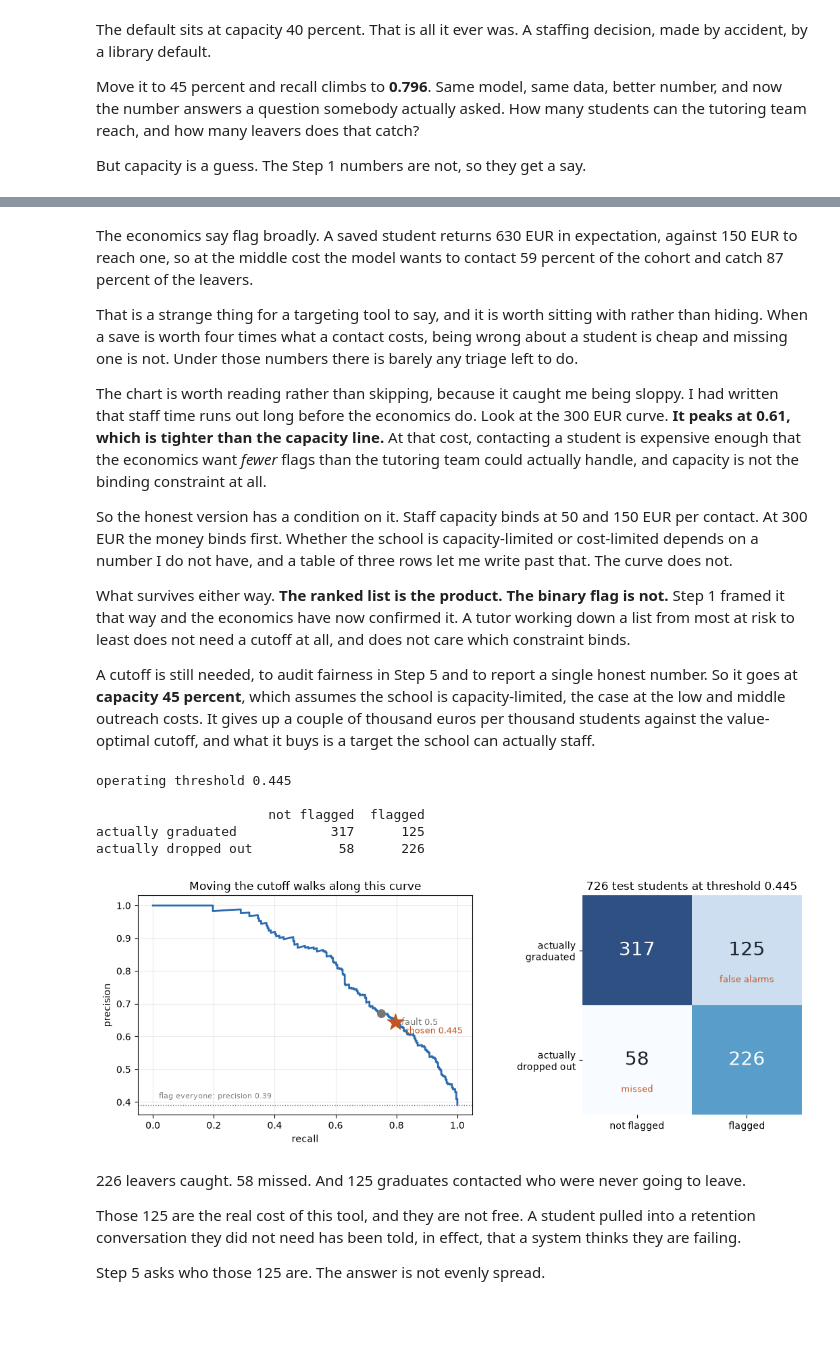
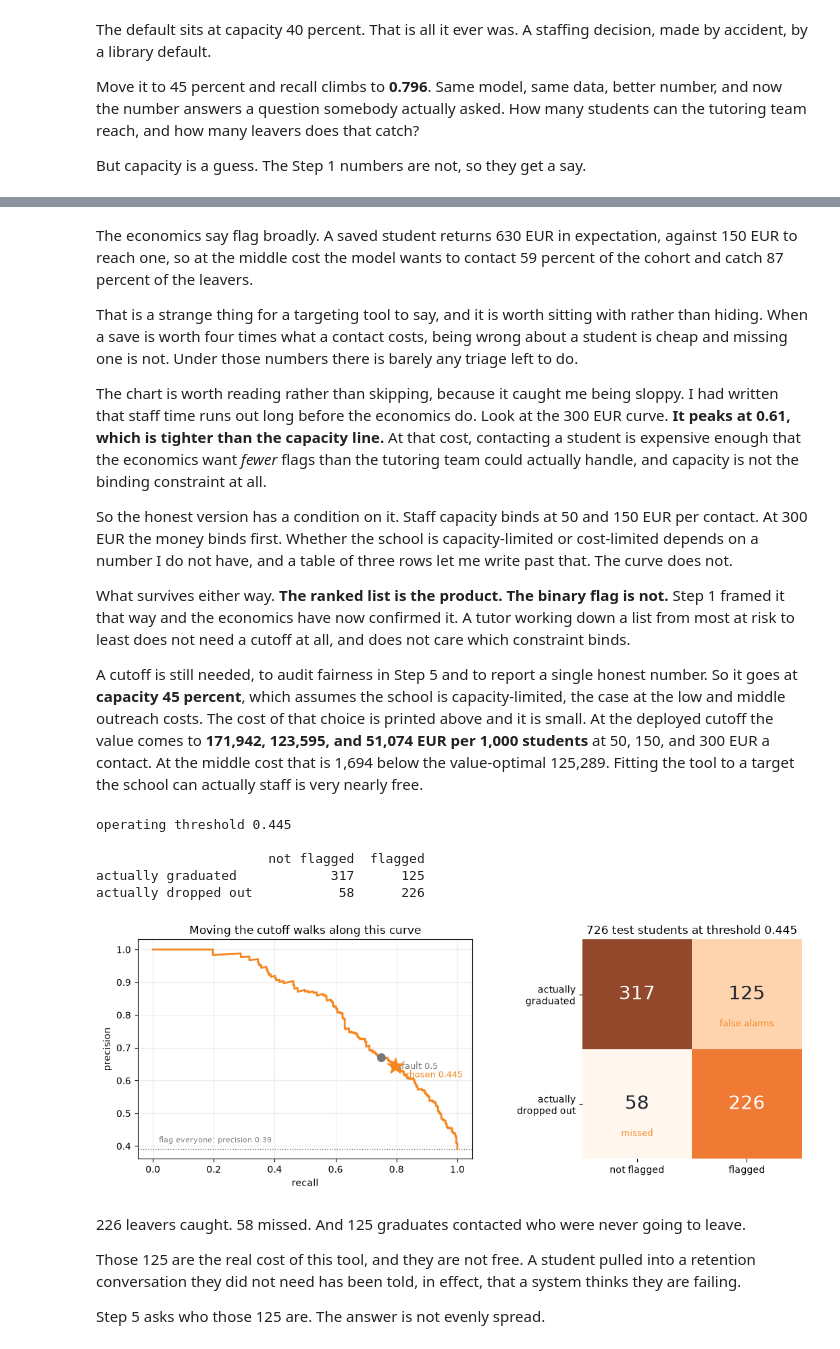
Before and after one commit to jeryldev/pgdaiml-capstone, a Jupyter notebook: notebooks/04_modeling.ipynb, the cells around one changed output, grey strips where cells are left out. Drawn from its saved outputs; the diff is of its cells as text; code cells hidden in the pictures; blank space fills up the shorter version.

```diff
--- a/notebooks/04_modeling.ipynb
+++ b/notebooks/04_modeling.ipynb
@@ -196,7 +196,7 @@ for name in ["logistic regression", "xgboost"]:
 # The table above states that the lead is inside the noise. The chart shows it, which
 # is harder to argue with. Each dot is one fold. The bar is the mean.
 fig, ax = plt.subplots(figsize=(8, 3))
-colors = {"logistic regression": "#2b6cb0", "xgboost": "#c05621"}
+colors = {"logistic regression": "#F6861F", "xgboost": "#8C8C8C"}
 for i, (name, f) in enumerate(folds.items()):
     ax.hlines(i, f.min(), f.max(), color=colors[name], lw=1.5, alpha=0.35, zorder=2)
     ax.scatter(f, [i] * len(f), s=80, alpha=0.8, color=colors[name], zorder=3)
@@ -352,7 +369,7 @@ So the honest version has a condition on it. Staff capacity binds at 50 and 150
 
 What survives either way. **The ranked list is the product. The binary flag is not.** Step 1 framed it that way and the economics have now confirmed it. A tutor working down a list from most at risk to least does not need a cutoff at all, and does not care which constraint binds.
 
-A cutoff is still needed, to audit fairness in Step 5 and to report a single honest number. So it goes at **capacity 45 percent**, which assumes the school is capacity-limited, the case at the low and middle outreach costs. It gives up a couple of thousand euros per thousand students against the value-optimal cutoff, and what it buys is a target the school can actually staff.
+A cutoff is still needed, to audit fairness in Step 5 and to report a single honest number. So it goes at **capacity 45 percent**, which assumes the school is capacity-limited, the case at the low and middle outreach costs. The cost of that choice is printed above and it is small. At the deployed cutoff the value comes to **171,942, 123,595, and 51,074 EUR per 1,000 students** at 50, 150, and 300 EUR a contact. At the middle cost that is 1,694 below the value-optimal 125,289. Fitting the tool to a target the school can actually staff is very nearly free.
 # %%
 from sklearn.metrics import confusion_matrix
 from sklearn.metrics import precision_recall_curve
@@ -371,51 +388,51 @@ fig, ax = plt.subplots(1, 2, figsize=(11.5, 4.2))
 # Left. The whole curve, with the two cutoffs marked. The default is not a decision,
 # it is a place the library happened to leave us.
 prec, rec, _ = precision_recall_curve(yte, proba)
-ax[0].plot(rec, prec, lw=2, color="#2b6cb0")
+ax[0].plot(rec, prec, lw=2, color="#F6861F")
 base = float((yte == 1).mean())
 ax[0].axhline(base, ls=":", color="grey", lw=1)
 ax[0].annotate(f"flag everyone: precision {base:.2f}", (0.02, base + 0.02),
                fontsize=8, color="grey")
 for label, t, marker, size, colour in [
     ("default 0.5", 0.5, "o", 70, "#777"),
-    (f"chosen {THRESHOLD:.3f}", THRESHOLD, "*", 320, "#c05621"),
+    (f"chosen {THRESHOLD:.3f}", THRESHOLD, "*", 320, "#F6861F"),
 ]:
     p = (proba >= t).astype(int)
     r_, p_ = recall_score(yte, p), precision_score(yte, p)
     ax[0].scatter([r_], [p_], s=size, marker=marker, color=colour, zorder=5)
     ax[0].annotate(label, (r_, p_), textcoords="offset points", xytext=(10, -12),
                    fontsize=9, color=colour)
 ax[0].set_xlabel("recall")
 ax[0].set_ylabel("precision")
 ax[0].set_title("Moving the cutoff walks along this curve")
 ax[0].grid(alpha=0.25)
 
 # Right. Who that actually is, in students. The 125 is the number worth staring at.
 cm = np.array([[tn, fp], [fn, tp]])
-ax[1].imshow(cm, cmap="Blues", alpha=0.85)
+ax[1].imshow(cm, cmap="Oranges", alpha=0.85)
 for (i, j), v in np.ndenumerate(cm):
     ax[1].text(j, i, f"{v}", ha="center", va="center", fontsize=20,
                color="white" if v > cm.max() * 0.55 else "#1a202c")
 ax[1].set_xticks([0, 1], ["not flagged", "flagged"])
 ax[1].set_yticks([0, 1], ["actually\ngraduated", "actually\ndropped out"])
 ax[1].set_title(f"726 test students at threshold {THRESHOLD:.3f}")
 ax[1].annotate("missed", (0, 1), textcoords="offset points", xytext=(0, -34),
-               ha="center", fontsize=9, color="#c05621")
+               ha="center", fontsize=9, color="#F6861F")
 ax[1].annotate("false alarms", (1, 0), textcoords="offset points", xytext=(0, -34),
-               ha="center", fontsize=9, color="#c05621")
+               ha="center", fontsize=9, color="#F6861F")
 for s in ax[1].spines.values():
     s.set_visible(False)
 
 fig.tight_layout()
 fig.savefig(ROOT / "reports" / "figures" / "operating_point.png", dpi=110)
 plt.show()
 # %% [output]
 operating threshold 0.445
 
                       not flagged  flagged
 actually graduated            317      125
 actually dropped out           58      226
-[figure, old version]
+[figure, new version]
 # %% [markdown]
 226 leavers caught. 58 missed. And 125 graduates contacted who were never going to leave.
 
```
Also changed, not shown: parts of 3 cells of this notebook, 15 other files.
